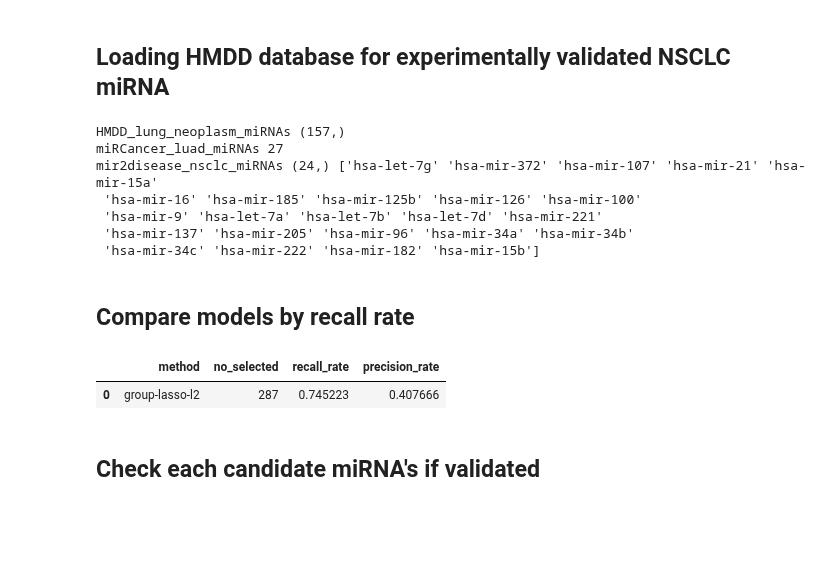
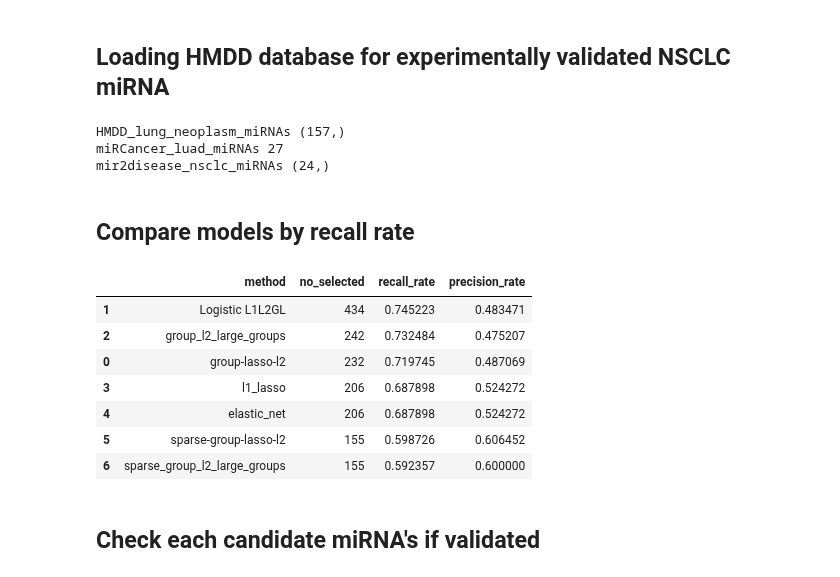
Before and after one commit to JonnyTran/microRNA-Lung-Cancer-Associations, a Jupyter notebook: notebooks/miRNA-gene_exp.ipynb, the cells around one changed output. Drawn from its saved outputs; the diff is of its cells as text; code cells hidden in the pictures; blank space fills up the shorter version.

```diff
--- a/notebooks/miRNA-gene_exp.ipynb
+++ b/notebooks/miRNA-gene_exp.ipynb
@@ -276,11 +275,11 @@ y = X['pathologic_stage']
 X.drop(['patient_barcode'], 1, inplace=True)
 X.drop(['pathologic_stage'], 1, inplace=True)
 
-pathologic_stage_map = {'normal': 0, 'Stage I': 1, 'Stage II': 2, 'Stage III': 3, 'Stage IV': 4}
-y = y.replace(pathologic_stage_map)
+pathologic_stage_map = {'normal': -1, 'Stage I': 1, 'Stage II': 1, 'Stage III': 1, 'Stage IV': 1}
+y = y.replace(pathologic_stage_map).reshape([y.shape[0], 1])
 print "mirna_tumor + mirna_normal", X.shape
 print "y", y.shape
 
-y.value_counts()
+# y.value_counts()
 # %% [output]
 mirna_tumor + mirna_normal (552, 1881)
@@ -457,39 +439,66 @@ mir2disease_nsclc_miRNA_df['miRNA'] = mir2disease_nsclc_miRNA_df['miRNA'].str.re
 mir2disease_nsclc_miRNA_df['miRNA'] = mir2disease_nsclc_miRNA_df['miRNA'].str.replace("-3p.*|-5p.*", "")
 mir2disease_nsclc_miRNA_df.drop_duplicates(inplace=True)
 mir2disease_nsclc_miRNAs = mir2disease_nsclc_miRNA_df['miRNA'].unique()
-print "mir2disease_nsclc_miRNAs", mir2disease_nsclc_miRNAs.shape, mir2disease_nsclc_miRNAs
+print "mir2disease_nsclc_miRNAs", mir2disease_nsclc_miRNAs.shape
+
+valudating_miRNAs = HMDD_lung_neoplasm_miRNAs
 # %% [output]
 HMDD_lung_neoplasm_miRNAs (157,)
 miRCancer_luad_miRNAs 27
-mir2disease_nsclc_miRNAs (24,) ['hsa-let-7g' 'hsa-mir-372' 'hsa-mir-107' 'hsa-mir-21' 'hsa-mir-15a'
- 'hsa-mir-16' 'hsa-mir-185' 'hsa-mir-125b' 'hsa-mir-126' 'hsa-mir-100'
- 'hsa-mir-9' 'hsa-let-7a' 'hsa-let-7b' 'hsa-let-7d' 'hsa-mir-221'
- 'hsa-mir-137' 'hsa-mir-205' 'hsa-mir-96' 'hsa-mir-34a' 'hsa-mir-34b'
- 'hsa-mir-34c' 'hsa-mir-222' 'hsa-mir-182' 'hsa-mir-15b']
+mir2disease_nsclc_miRNAs (24,)
 # %% [markdown]
 ## Compare models by recall rate
 # %%
-from src.utils.validate_candidate_miRNAs import recall_rate, precision_rate
+from src.utils.validate_candidate_miRNAs import recall_rate, precision_rate, get_miRNA_names
 
-pandas.DataFrame([[name,
+# pandas.DataFrame([[name,
+#                    model.get_selected_miRNAs(mirna_list)['miRNA'].shape[0],
+#                    recall_rate(candidate_miRNAs=model.get_selected_miRNAs(mirna_list)['miRNA'].tolist(),
+#                                validated_miRNAs=HMDD_lung_neoplasm_miRNAs),
+#                    precision_rate(candidate_miRNAs=model.get_selected_miRNAs(mirna_list)['miRNA'].tolist(),
+#                                   validated_miRNAs=HMDD_lung_neoplasm_miRNAs) ] \
+#                   for model, name in [(group_l2, 'group-lasso-l2')]
+#                   ], columns=['method', 'no_selected', 'recall_rate', 'precision_rate'])\
+#     .sort('recall_rate', ascending=False)
+
+models = []
+for model, name in [(group_l2, 'group-lasso-l2'),
+                    (logistic_L1L2GL, 'Logistic L1L2GL'),
+                    (group_l2_large_groups, 'group_l2_large_groups'),
+                    (l1_lasso, 'l1_lasso'),
+                    (elastic_net, 'elastic_net'),
+                    (sparse_group_l2, 'sparse-group-lasso-l2'),
+                    (sparse_group_l2_large_groups, 'sparse_group_l2_large_groups')]:
+    if name is 'Logistic L1L2GL':
+        models.append([name,
+                   len(model.beta.nonzero()[0]),
+                   recall_rate(candidate_miRNAs=get_miRNA_names(model.beta.nonzero()[0][:242], mirna_list),
+                               validated_miRNAs=valudating_miRNAs),
+                   precision_rate(candidate_miRNAs=get_miRNA_names(model.beta.nonzero()[0][:242], mirna_list),
+                                  validated_miRNAs=valudating_miRNAs) ])
+    else:
+        models.append([name,
                    model.get_selected_miRNAs(mirna_list)['miRNA'].shape[0],
                    recall_rate(candidate_miRNAs=model.get_selected_miRNAs(mirna_list)['miRNA'].tolist(),
-                               validated_miRNAs=HMDD_lung_neoplasm_miRNAs),
+                               validated_miRNAs=valudating_miRNAs),
                    precision_rate(candidate_miRNAs=model.get_selected_miRNAs(mirna_list)['miRNA'].tolist(),
-                                  validated_miRNAs=HMDD_lung_neoplasm_miRNAs) ] \
-                  for model, name in [(group_l2, 'group-lasso-l2')]
-                  ], columns=['method', 'no_selected', 'recall_rate', 'precision_rate'])\
-    .sort('recall_rate', ascending=False)
+                                  validated_miRNAs=valudating_miRNAs) ])
 
-
+pandas.DataFrame(models, columns=['method', 'no_selected', 'recall_rate', 'precision_rate']).sort_values(by='recall_rate', ascending=False)
 # (group_l2_large_groups, 'group_l2_large_groups'),
 # (l1_lasso, 'l1_lasso'),
 # (elastic_net, 'elastic_net'),
 # (sparse_group_l2, 'sparse-group-lasso-l2'),
 # (sparse_group_l2_large_groups, 'sparse_group_l2_large_groups')
 # %% [output]
 |  | method | no_selected | recall_rate | precision_rate |
-| 0 | group-lasso-l2 | 287 | 0.745223 | 0.407666 |
+| 1 | Logistic L1L2GL | 434 | 0.745223 | 0.483471 |
+| 2 | group_l2_large_groups | 242 | 0.732484 | 0.475207 |
+| 0 | group-lasso-l2 | 232 | 0.719745 | 0.487069 |
+| 3 | l1_lasso | 206 | 0.687898 | 0.524272 |
+| 4 | elastic_net | 206 | 0.687898 | 0.524272 |
+| 5 | sparse-group-lasso-l2 | 155 | 0.598726 | 0.606452 |
+| 6 | sparse_group_l2_large_groups | 155 | 0.592357 | 0.600000 |
 # %% [markdown]
 ## Check each candidate miRNA's if validated
 # %%
```
Also changed, not shown: parts of 12 cells of this notebook, 1 other file.
